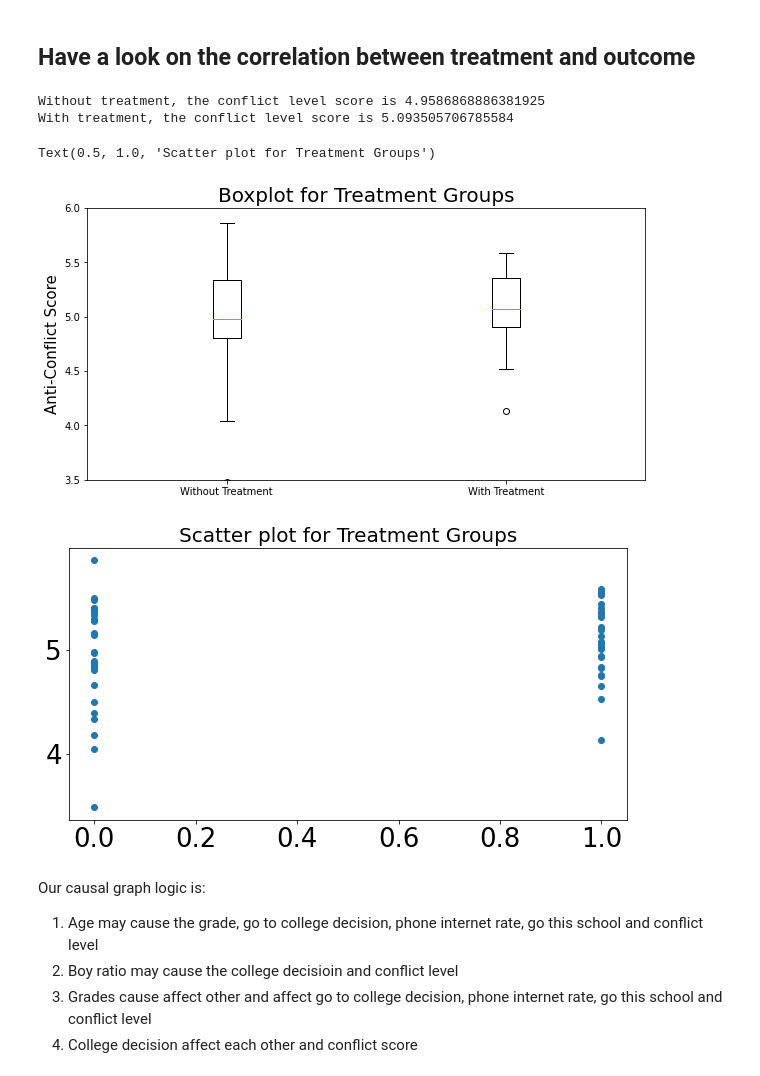
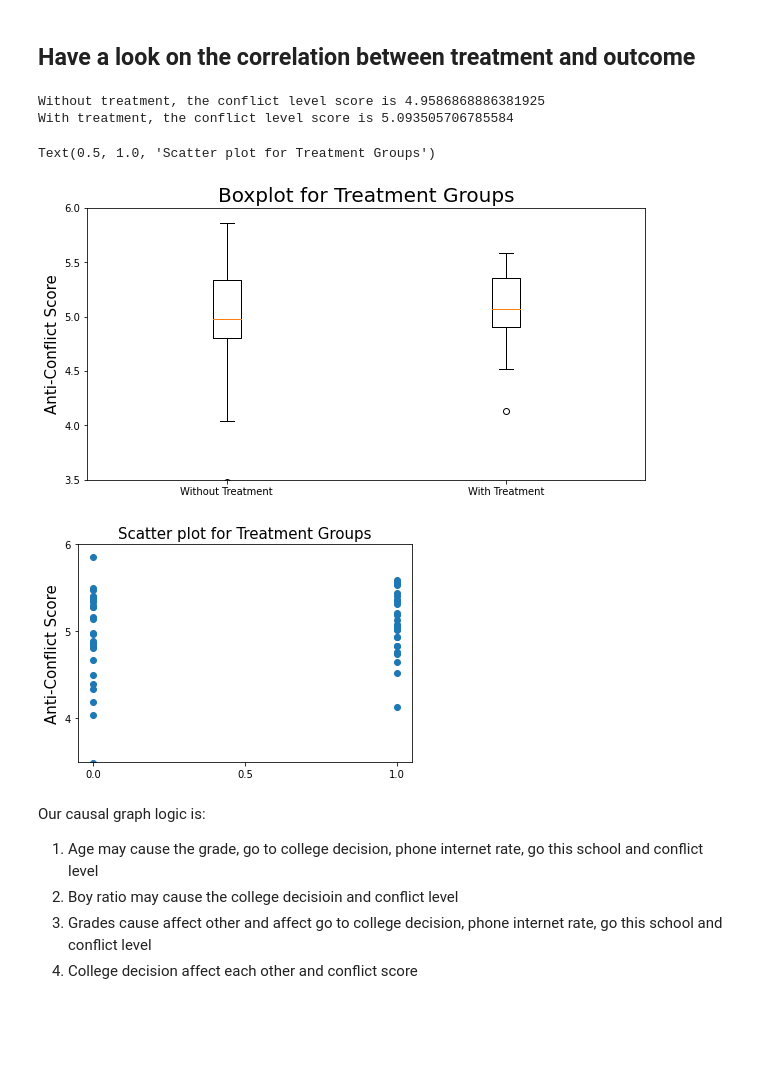
Before and after one commit to JipengSun/Causal_Inference_Anticonflict, a Jupyter notebook: causal_inference_pipeline.ipynb, the cells around one changed output. Saved outputs shown, nothing was run; the diff lists cells and outputs as text; code cells hidden in the pictures; blank space fills up the shorter version.

Commit message:
Update scatter graph

```diff
--- a/causal_inference_pipeline.ipynb
+++ b/causal_inference_pipeline.ipynb
@@ -65,36 +65,40 @@ Index(['SCHID', 'AGEC_NEW', 'treatment', 'boy_ratio', 'sixth_grade',
 # %%
 # Have a look on the average effect
 import dowhy.datasets, dowhy.plotter
 
 d0 = dataset[dataset.treatment == 0]
 d0m = d0['composite_conflict_score'].mean()
 print('Without treatment, the conflict level score is',d0m)
 
 d1 = dataset[dataset.treatment == 1]
 d1m = d1['composite_conflict_score'].mean()
 print('With treatment, the conflict level score is',d1m)
 
 
 plt.figure(figsize=(10,5))
 plt.title('Boxplot for Treatment Groups',fontsize=20)
 plt.ylim((3.5,6))
 plt.ylabel('Anti-Conflict Score',fontsize=15)
 plt.xticks(fontsize=10)
 plt.yticks(fontsize=10)
 labels = ['Without Treatment','With Treatment']
 
 plt.boxplot([d0['composite_conflict_score'],d1['composite_conflict_score']],widths=0.1,labels = labels)
 
-plt.figure(figsize=(10,5))
+plt.figure()
+plt.ylim((3.5,6))
+plt.ylabel('Anti-Conflict Score',fontsize=15)
+plt.xticks(fontsize=10)
+plt.yticks(fontsize=10)
 plt.scatter(dataset['treatment'],dataset['composite_conflict_score'])
-plt.title('Scatter plot for Treatment Groups',fontsize=20)
+plt.title('Scatter plot for Treatment Groups',fontsize=15)
 #dowhy.plotter.plot_treatment_outcome(dataset['treatment'],dataset['composite_conflict_score'])
 # %% [output]
 Without treatment, the conflict level score is 4.9586868886381925
 With treatment, the conflict level score is 5.093505706785584
 Text(0.5, 1.0, 'Scatter plot for Treatment Groups')
 [figure]
-[figure, old version]
+[figure, new version]
 # %% [markdown]
 Our causal graph logic is:
 1. Age may cause the grade, go to college decision, phone internet rate, go this school and conflict level
```
